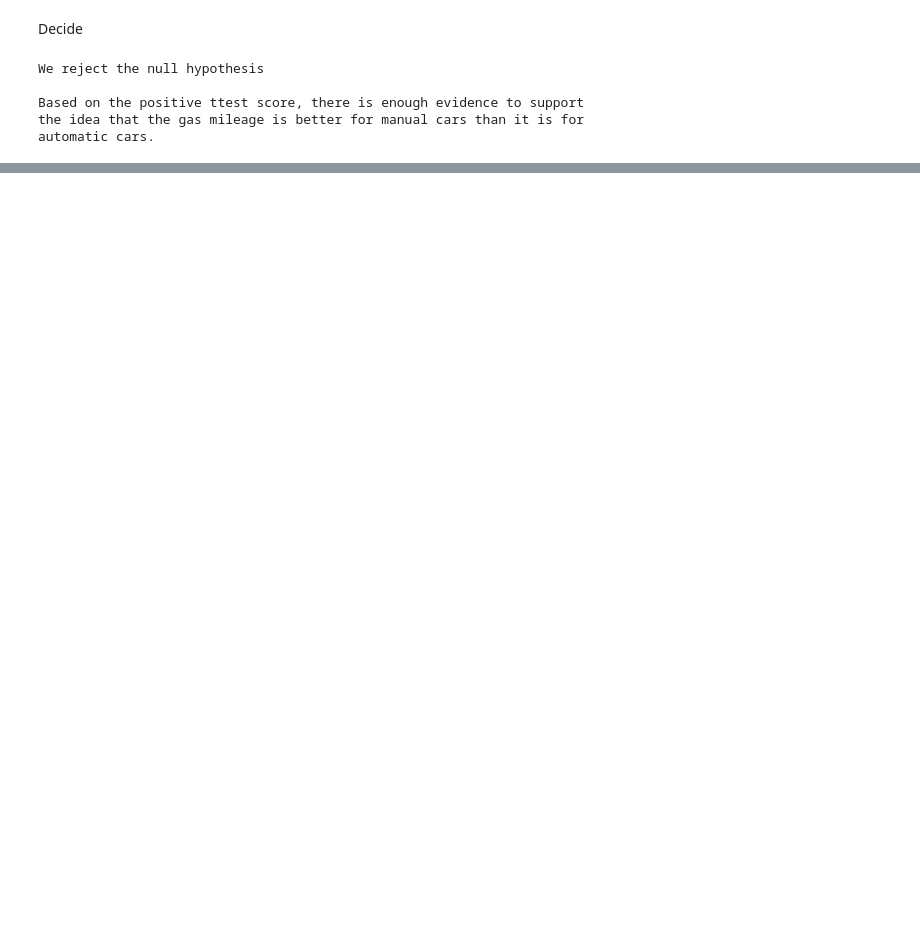
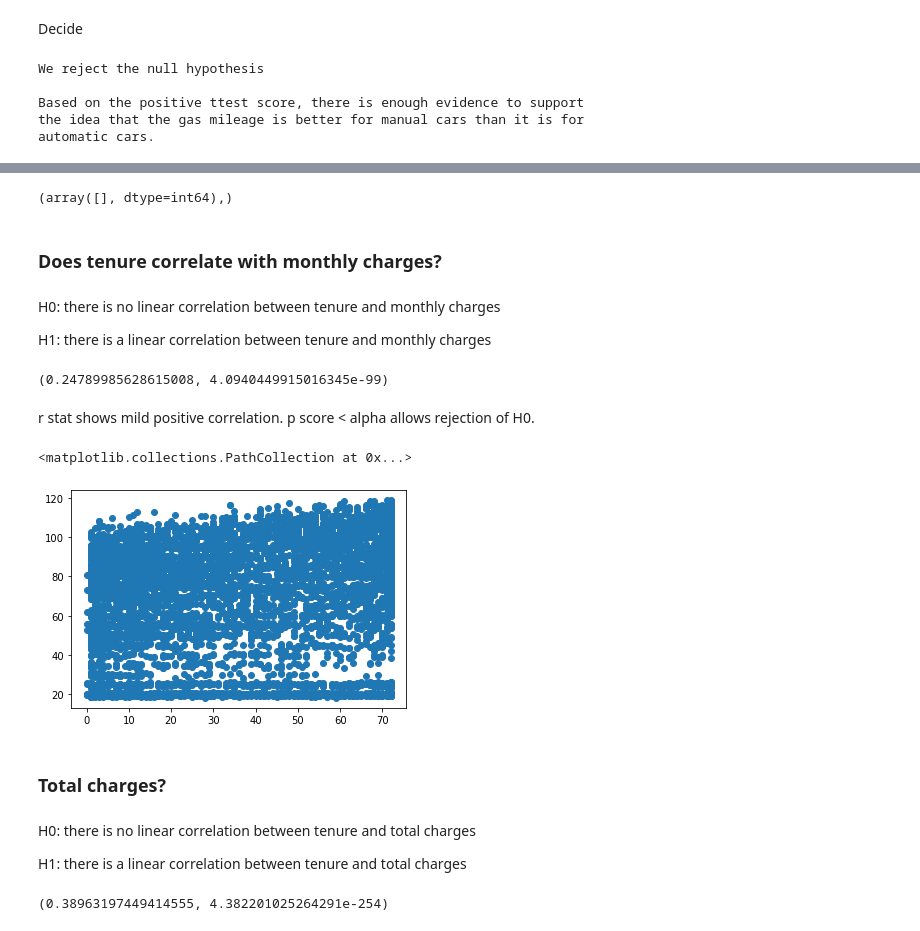
Before and after one commit to chadallen210/statistics-exercises, a Jupyter notebook: hypothesis_testing.ipynb, the cells around one changed output, grey strips where cells are left out. Drawn from its saved outputs; the diff is of its cells as text; code cells hidden in the pictures; blank space fills up the shorter version.

```diff
--- a/hypothesis_testing.ipynb
+++ b/hypothesis_testing.ipynb
@@ -412,0 +417,9 @@ automatic cars.
+# %%
+from env import host, username, password
+
+def get_db_url(db, username=username, host=host, password=password):
+    return f'mysql+pymysql://{username}:{password}@{host}/{db}'
+
+url = get_db_url('telco_churn')
+# %%
+telco_churn_df = pd.read_sql('SELECT * FROM customers', url)
@@ -412,0 +476,31 @@ automatic cars.
+# %%
+np.where(pd.isnull(telco_churn_df.total_charges))
+# %% [output]
+(array([], dtype=int64),)
+# %% [markdown]
+### Does tenure correlate with monthly charges?
+# %% [markdown]
+H0: there is no linear correlation between tenure and monthly charges
+
+H1: there is a linear correlation between tenure and monthly charges
+# %%
+x5 = telco_churn_df.tenure
+y5 = telco_churn_df.monthly_charges
+
+r, p = stats.pearsonr(x5, y5)
+r, p
+# %% [output]
+(0.24789985628615008, 4.0940449915016345e-99)
+# %% [markdown]
+r stat shows mild positive correlation. p score < alpha allows rejection of H0.
+# %%
+plt.scatter(x5,y5)
+# %% [output]
+<matplotlib.collections.PathCollection at 0x...>
+[figure, added]
+# %% [markdown]
+### Total charges?
+# %% [markdown]
+H0: there is no linear correlation between tenure and total charges
+
+H1: there is a linear correlation between tenure and total charges
@@ -412,0 +509,5 @@ automatic cars.
+# %%
+r, p = stats.pearsonr(telco_churn_df.tenure, telco_churn_df.total_charges)
+r, p
+# %% [output]
+(0.38963197449414555, 4.382201025264291e-254)
```
Also changed, not shown: parts of 84 cells of this notebook.
